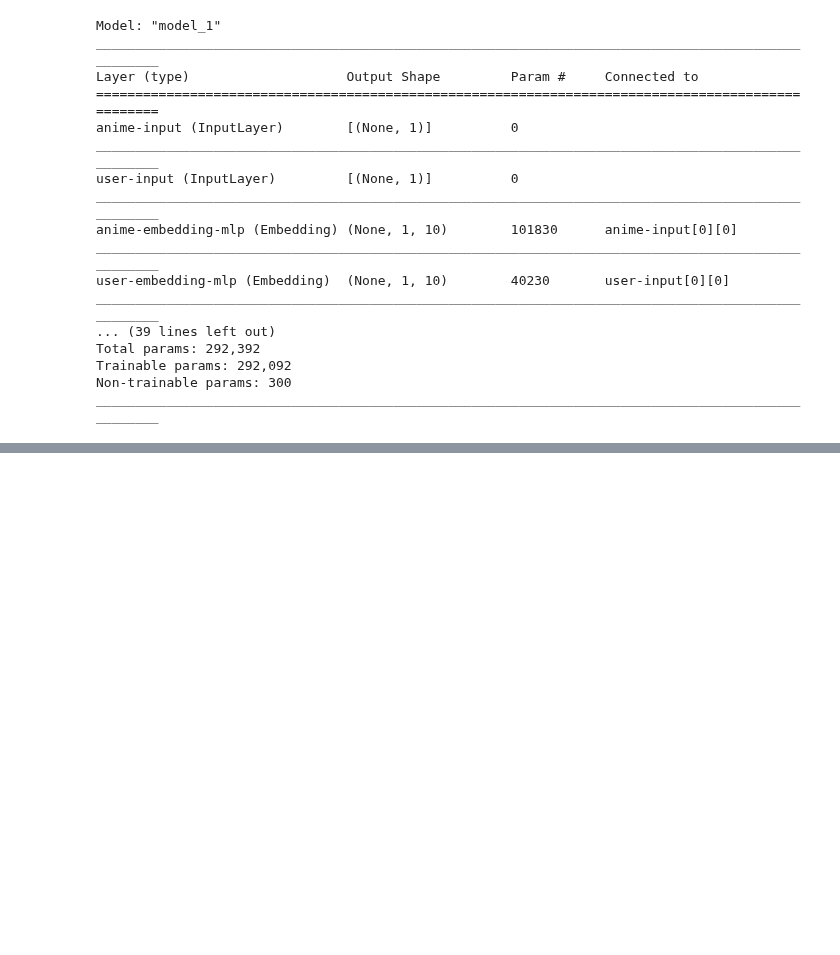
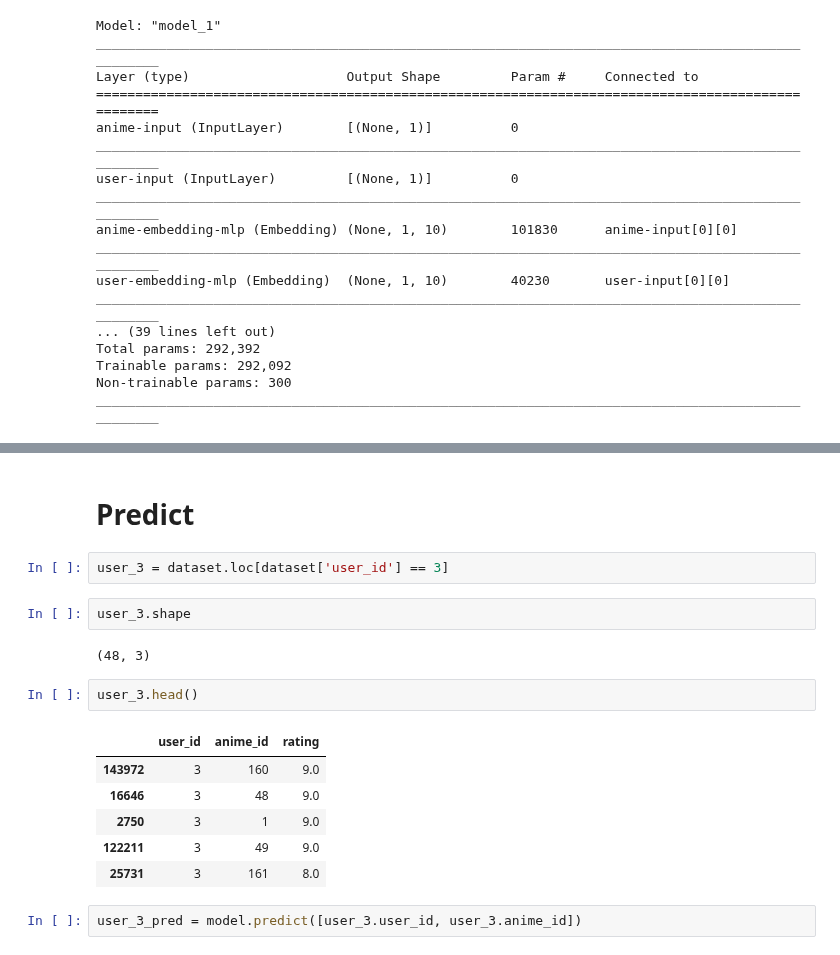
Before and after one commit to mijkami/Anime_Map, a Jupyter notebook: notebooks/Modelisation_neural.ipynb, the cells around one changed output, grey strips where cells are left out. Saved outputs shown, nothing was run; the diff lists cells and outputs as text; blank space fills up the shorter version.

```diff
--- a/notebooks/Modelisation_neural.ipynb
+++ b/notebooks/Modelisation_neural.ipynb
@@ -324,0 +375,19 @@ Epoch 1/10
+# %% [markdown]
+# Predict
+# %%
+user_3 = dataset.loc[dataset['user_id'] == 3]
+# %%
+user_3.shape
+# %% [output]
+(48, 3)
+# %%
+user_3.head()
+# %% [output]
+|  | user_id | anime_id | rating |
+| 143972 | 3 | 160 | 9.0 |
+| 16646 | 3 | 48 | 9.0 |
+| 2750 | 3 | 1 | 9.0 |
+| 122211 | 3 | 49 | 9.0 |
+| 25731 | 3 | 161 | 8.0 |
+# %%
+user_3_pred = model.predict([user_3.user_id, user_3.anime_id])
```
Also changed, not shown: parts of 6 cells of this notebook.
